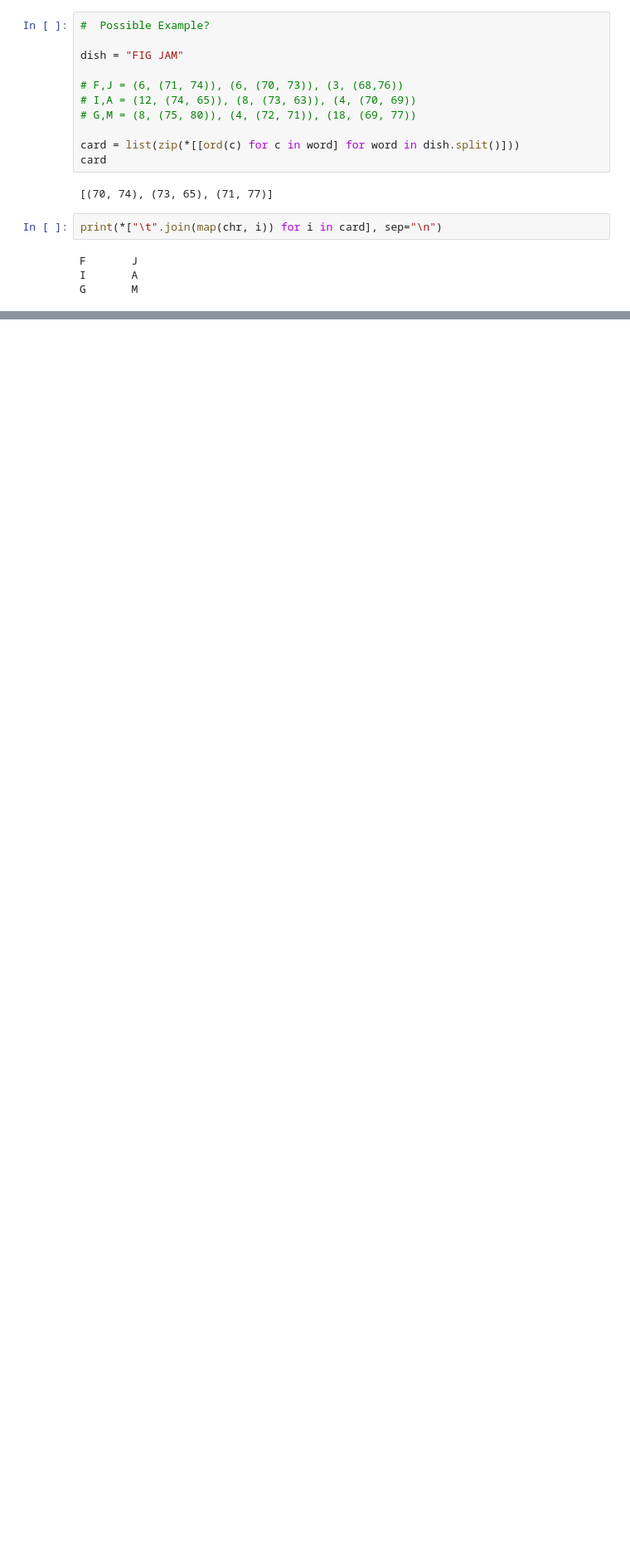
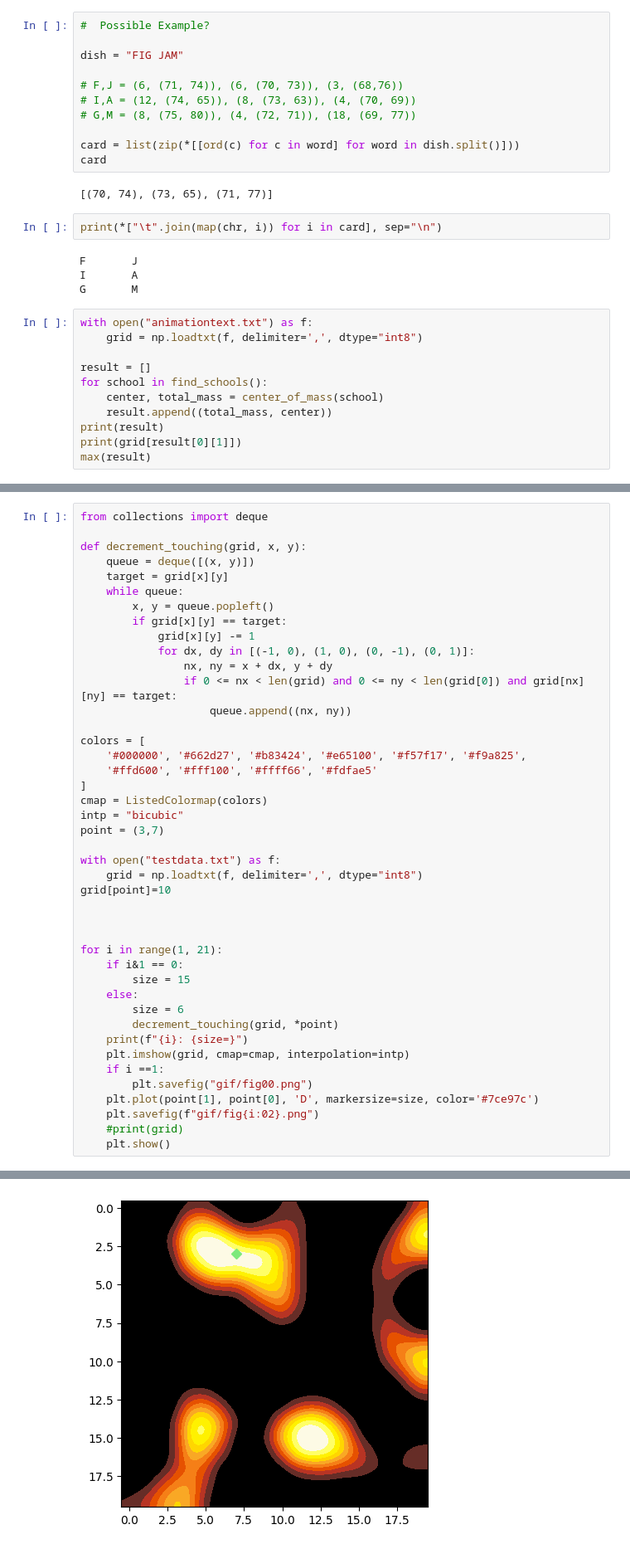
Before and after one commit to JefeThePug/Zorak-Coding-Challenges, a Jupyter notebook: building/04_Center_Of_Mass/centerofmass.ipynb, the cells around one changed output, grey strips where cells are left out. Shown at 83% size. Drawn from its saved outputs; the diff is of its cells as text; blank space fills up the shorter version.

```diff
--- a/building/04_Center_Of_Mass/centerofmass.ipynb
+++ b/building/04_Center_Of_Mass/centerofmass.ipynb
@@ -263,3 +263,14 @@ print(*["\t".join(map(chr, i)) for i in card], sep="\n")
 F       J
 I       A
 G       M
+# %%
+with open("animationtext.txt") as f:
+    grid = np.loadtxt(f, delimiter=',', dtype="int8")
+
+result = []
+for school in find_schools():
+    center, total_mass = center_of_mass(school)
+    result.append((total_mass, center))
+print(result)
+print(grid[result[0][1]])
+max(result)
@@ -265,0 +281,44 @@ G       M
+# %%
+from collections import deque
+
+def decrement_touching(grid, x, y):
+    queue = deque([(x, y)])
+    target = grid[x][y]
+    while queue:
+        x, y = queue.popleft()
+        if grid[x][y] == target:
+            grid[x][y] -= 1
+            for dx, dy in [(-1, 0), (1, 0), (0, -1), (0, 1)]:
+                nx, ny = x + dx, y + dy
+                if 0 <= nx < len(grid) and 0 <= ny < len(grid[0]) and grid[nx][ny] == target:
+                    queue.append((nx, ny))
+
+colors = [
+    '#000000', '#662d27', '#b83424', '#e65100', '#f57f17', '#f9a825',
+    '#ffd600', '#fff100', '#ffff66', '#fdfae5'
+]
+cmap = ListedColormap(colors)
+intp = "bicubic"
+point = (3,7)
+
+with open("testdata.txt") as f:
+    grid = np.loadtxt(f, delimiter=',', dtype="int8")
+grid[point]=10
+
+
+
+for i in range(1, 21):
+    if i&1 == 0:
+        size = 15
+    else:
+        size = 6
+        decrement_touching(grid, *point)
+    print(f"{i}: {size=}")
+    plt.imshow(grid, cmap=cmap, interpolation=intp)
+    if i ==1:
+        plt.savefig("gif/fig00.png")
+    plt.plot(point[1], point[0], 'D', markersize=size, color='#7ce97c')
+    plt.savefig(f"gif/fig{i:02}.png")
+    #print(grid)
+    plt.show()
+# %% [output]
@@ -265,0 +326 @@ G       M
+[figure, added]
```
Also changed, not shown: parts of 4 cells of this notebook, 3 other files.
